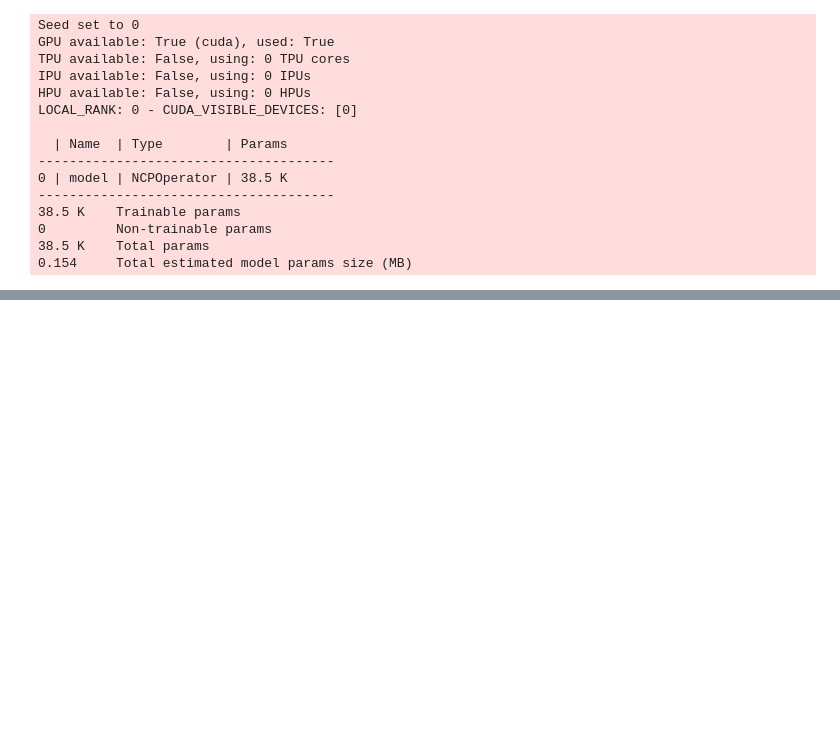
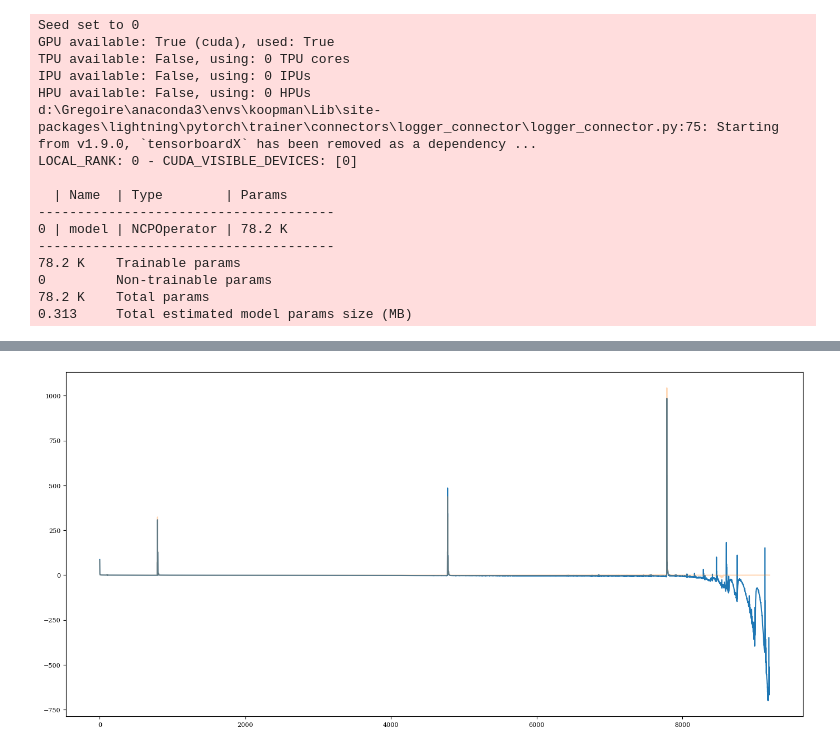
Before and after one commit to Danfoa/symm_rep_learn, a Jupyter notebook: NCP/examples/mulitmodal.ipynb, the cells around one changed output, grey strips where cells are left out. Cells and saved outputs as stored; diff of their text form; code cells hidden in the pictures; blank space fills up the shorter version.

```diff
--- a/NCP/examples/mulitmodal.ipynb
+++ b/NCP/examples/mulitmodal.ipynb
@@ -44,12 +52,13 @@ L.seed_everything(0)
 
 lr = 1e-3
 gamma = 1e-2
-epochs = int(1e3)
+epochs = int(1e4)
+output_shape = 100
 
 MLP_kwargs_U = {
     'input_shape': X_train.shape[-1],
-    'output_shape': 10,
-    'n_hidden': 2,
+    'output_shape': output_shape,
+    'n_hidden': 3,
     'layer_size': 128,
     'dropout': 0,
     'iterative_whitening': False
@@ -57,7 +66,7 @@ MLP_kwargs_U = {
 
 MLP_kwargs_V = {
     'input_shape': Y_train.shape[-1],
-    'output_shape': 10,
+    'output_shape': output_shape,
     'n_hidden': 2,
     'layer_size': 128,
     'dropout': 0,
@@ -113,14 +122,15 @@ GPU available: True (cuda), used: True
 TPU available: False, using: 0 TPU cores
 IPU available: False, using: 0 IPUs
 HPU available: False, using: 0 HPUs
+d:\Gregoire\anaconda3\envs\koopman\Lib\site-packages\lightning\pytorch\trainer\connectors\logger_connector\logger_connector.py:75: Starting from v1.9.0, `tensorboardX` has been removed as a dependency ...
 LOCAL_RANK: 0 - CUDA_VISIBLE_DEVICES: [0]
 
   | Name  | Type        | Params
 --------------------------------------
-0 | model | NCPOperator | 38.5 K
+0 | model | NCPOperator | 78.2 K
 --------------------------------------
-38.5 K    Trainable params
+78.2 K    Trainable params
 0         Non-trainable params
-38.5 K    Total params
-0.154     Total estimated model params size (MB)
+78.2 K    Total params
+0.313     Total estimated model params size (MB)
 d:\Gregoire\anaconda3\envs\koopman\Lib\site-packages\lightning\pytorch\trainer\connectors\data_connector.py:441: The 'val_dataloader' does not have many workers which may be a bottleneck. Consider inc ...
@@ -127,0 +138 @@ d:\Gregoire\anaconda3\envs\koopman\Lib\site-packages\lightning\pytorch\trainer\c
+[figure, added]
```
Also changed, not shown: parts of 7 cells of this notebook, 7 other files.
